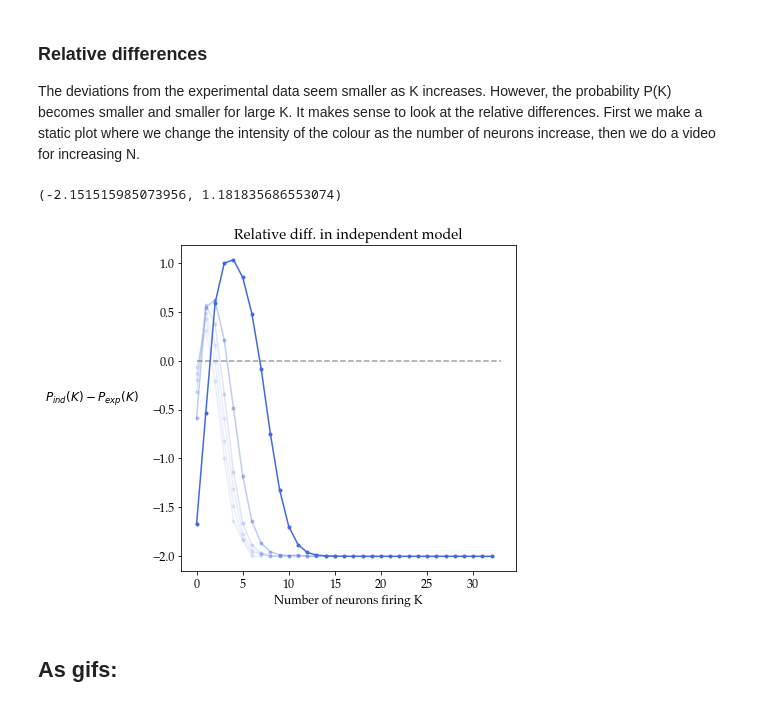
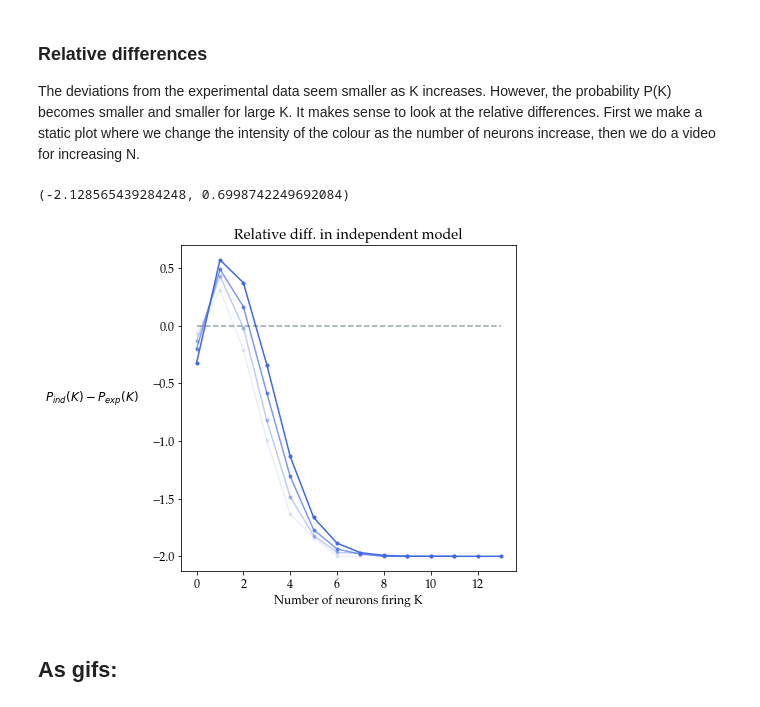
Before and after one commit to abramschon/maxent, a Jupyter notebook: notebooks/correlations.ipynb, the cells around one changed output. Cells and saved outputs as stored; diff of their text form; code cells hidden in the pictures.

```diff
--- a/notebooks/correlations.ipynb
+++ b/notebooks/correlations.ipynb
@@ -270,25 +270,25 @@ def get_relative_diffs(exp,model):
     return rel_diffs, cutoff
 # %%
 Ns = list(range(10,26,5))
-Ns = Ns + [40,100]
+#Ns = Ns + [40,100]
 plt.figure(figsize=(6,6))
 
 for N in Ns[-1::-1]:
     pks, ind_pks, _ = load_pks(N)
     rel_diffs, cutoff = get_relative_diffs(pks, ind_pks)
     # when this is positive, model over predicts and negative - under-predicts
     alpha =  np.max([(N - np.min(Ns))/(np.max(Ns)-np.min(Ns) ),0.1])
     plt.plot(np.arange(cutoff),rel_diffs,'.-',color="royalblue", alpha=alpha)
     plt.xlabel("Number of neurons firing K")
     plt.ylabel("$P_{ind}(K)-P_{exp}(K)$",rotation=0,labelpad=60)
     plt.title(f"Relative diff. in independent model")
 print(plt.ylim())
 top_x = round(plt.xlim()[1])
 plt.plot(np.arange(top_x), np.zeros(top_x),"--",color="darkslategrey",alpha=0.5)
 plt.show()
 # %% [output]
-(-2.151515985073956, 1.181835686553074)
+(-2.128565439284248, 0.6998742249692084)
-[figure, old version]
+[figure, new version]
 # %% [markdown]
 ## As gifs:
 # %%
```
Also changed, not shown: parts of 12 cells of this notebook.
